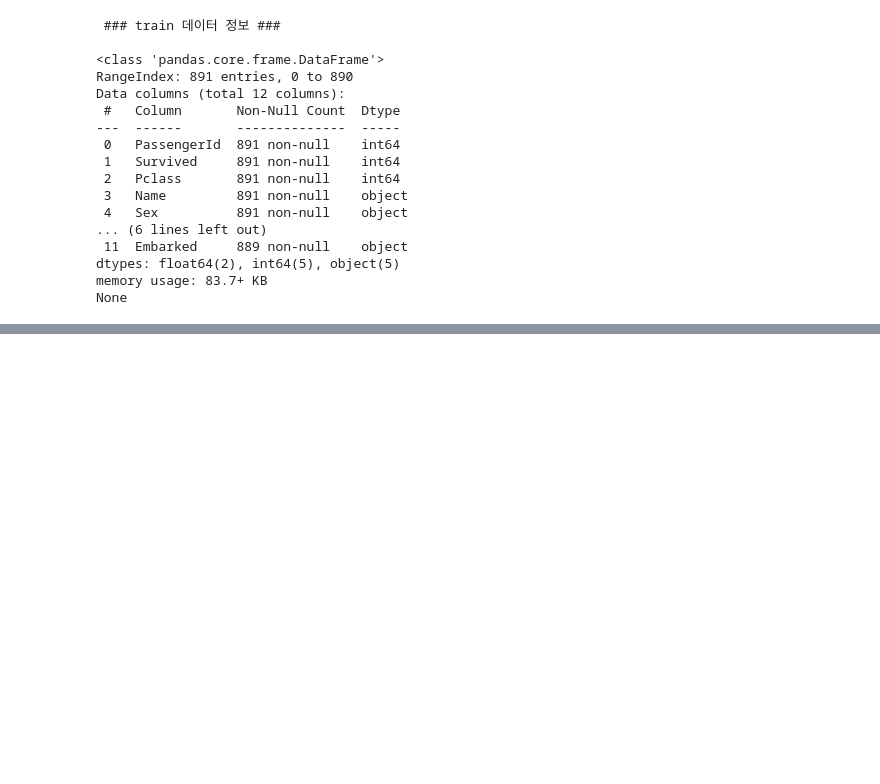
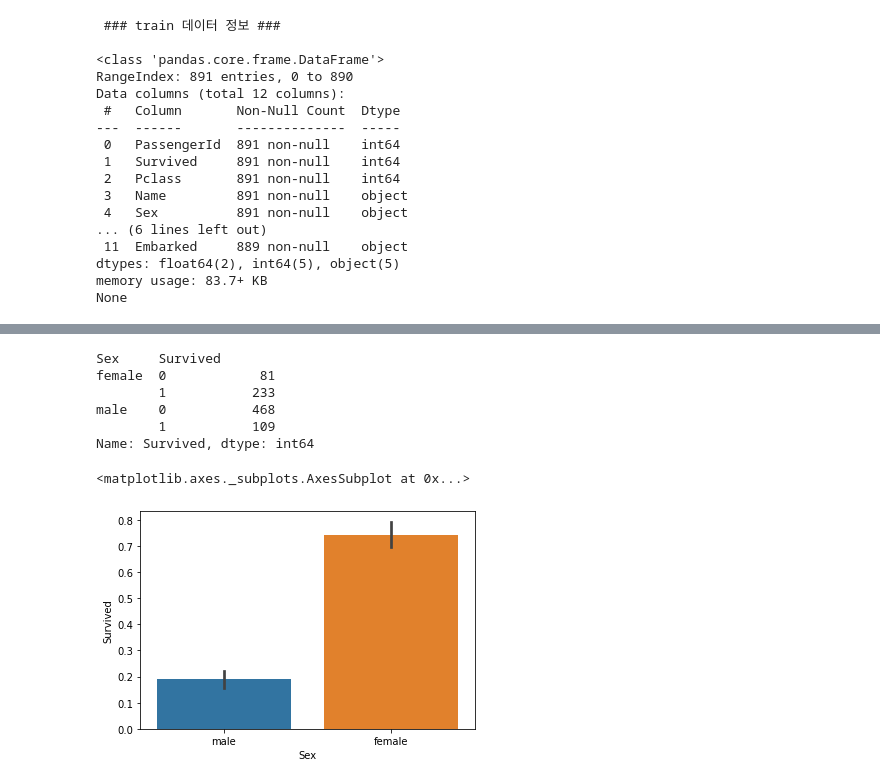
Before and after one commit to mack1210/Project_Jupyter_Notebook, a Jupyter notebook: PerfectGuid/2장/2.ex 따라적기_타이타닉 실습.ipynb, the cells around one changed output, grey strips where cells are left out. Saved outputs shown, nothing was run; the diff lists cells and outputs as text; code cells hidden in the pictures; blank space fills up the shorter version.

Commit message:
Machine Learning Practice
Machine Learning Practice by Using Titanic Datas from inflaern

```diff
--- a/PerfectGuid/2장/2.ex 따라적기_타이타닉 실습.ipynb
+++ b/PerfectGuid/2장/2.ex 따라적기_타이타닉 실습.ipynb
@@ -47,7 +47,9 @@ dtypes: float64(2), int64(5), object(5)
 memory usage: 83.7+ KB
 None
 # %%
-titanic_df['Age'].fillna(titanic_df['Age'].mean(), inplace = True)
+titanic_df['Age'].fillna(titanic_df['Age'].mean(),inplace=True)
+titanic_df["Cabin"].fillna('N', inplace = True)
+titanic_df['Embarked'].fillna('N', inplace = True)
 
 print('데이터 세트 Null 값 갯수', titanic_df.isnull().sum().sum())
 # %% [output]
@@ -54,0 +95,4 @@ print('데이터 세트 Null 값 갯수', titanic_df.isnull().sum().sum())
+# %%
+titanic_df['Cabin'] = titanic_df['Cabin'].str[:1]
+print(titanic_df['Cabin'].head(3))
+print(titanic_df['Cabin'].value_counts())
@@ -54,0 +114,14 @@ print('데이터 세트 Null 값 갯수', titanic_df.isnull().sum().sum())
+# %%
+titanic_df.groupby( ['Sex', 'Survived'] )['Survived'].count()
+# %% [output]
+Sex     Survived
+female  0            81
+        1           233
+male    0           468
+        1           109
+Name: Survived, dtype: int64
+# %%
+sns.barplot(x = 'Sex', y= 'Survived', data = titanic_df)
+# %% [output]
+<matplotlib.axes._subplots.AxesSubplot at 0x...>
+[figure, added]
```
Also changed, not shown: parts of 7 cells of this notebook.
